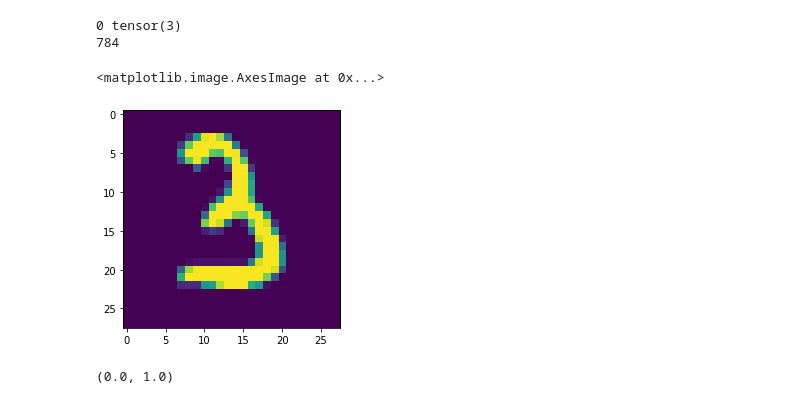
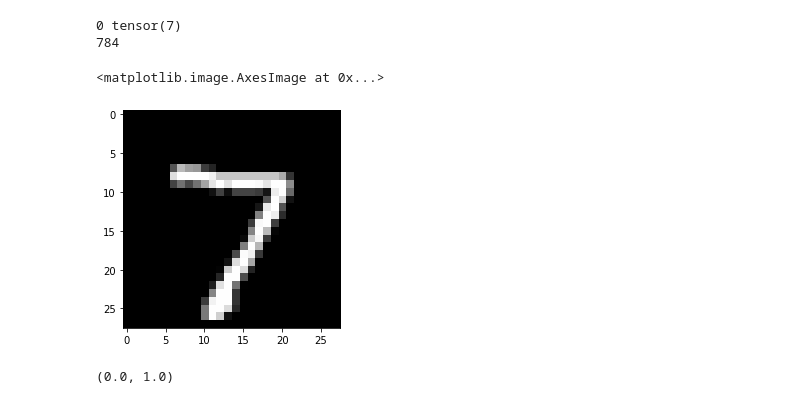
Before and after one commit to parthjshah95/mnist-generator, a Jupyter notebook: notebooks/vae.ipynb, the cells around one changed output. Cells and saved outputs as stored; diff of their text form; code cells hidden in the pictures.

```diff
--- a/notebooks/vae.ipynb
+++ b/notebooks/vae.ipynb
@@ -29,19 +30,19 @@ test_loader = torch.utils.data.DataLoader(
                              transform=torchvision.transforms.Compose([
                                torchvision.transforms.ToTensor()
                              ])),
-  batch_size=batch_size_test, shuffle=True, pin_memory=True)
+  batch_size=batch_size_test, shuffle=False, pin_memory=True)
 # %%
 examples = enumerate(test_loader)
 batch_idx, (example_data, example_targets) = next(examples)
 # %%
 print(batch_idx, example_targets[0])
 print(example_data.numpy()[0][0].size)
-plt.imshow(example_data.numpy()[0][0])
+plt.imshow(example_data.numpy()[0][0], cmap='gray')
 # %% [output]
-0 tensor(3)
+0 tensor(7)
 784
 <matplotlib.image.AxesImage at 0x...>
-[figure, old version]
+[figure, new version]
 # %%
 np.min(example_data.numpy()[0][0]), np.max(example_data.numpy()[0][0])
 # %% [output]
```
Also changed, not shown: parts of 21 cells of this notebook, 17 other files.
